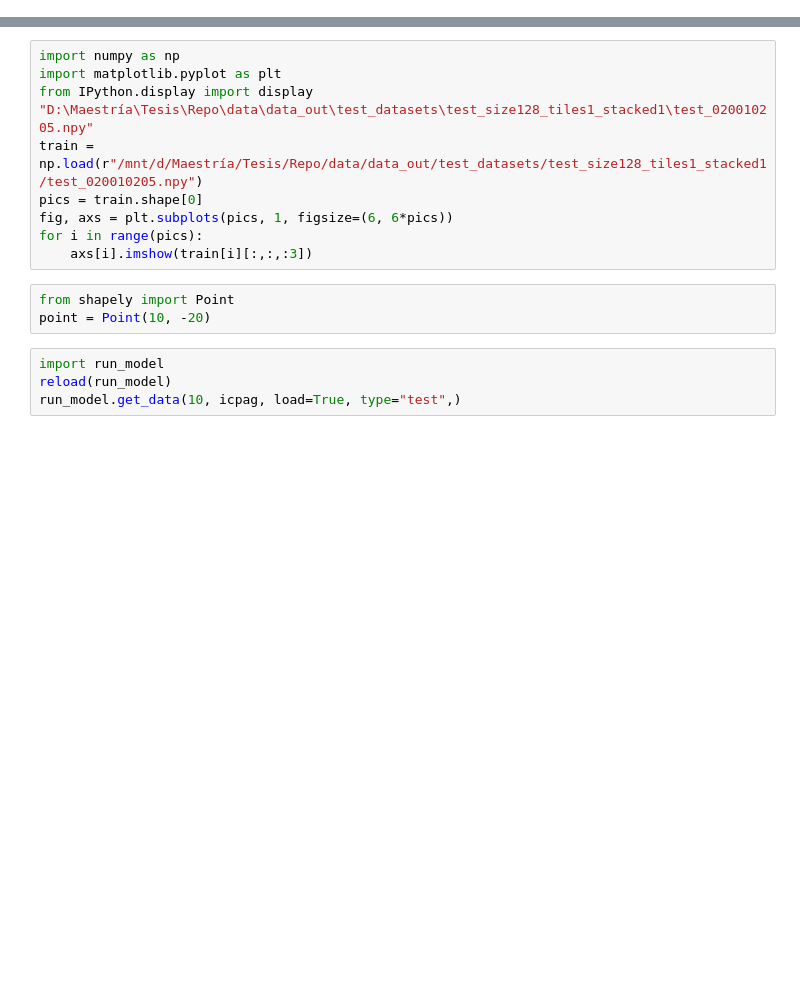
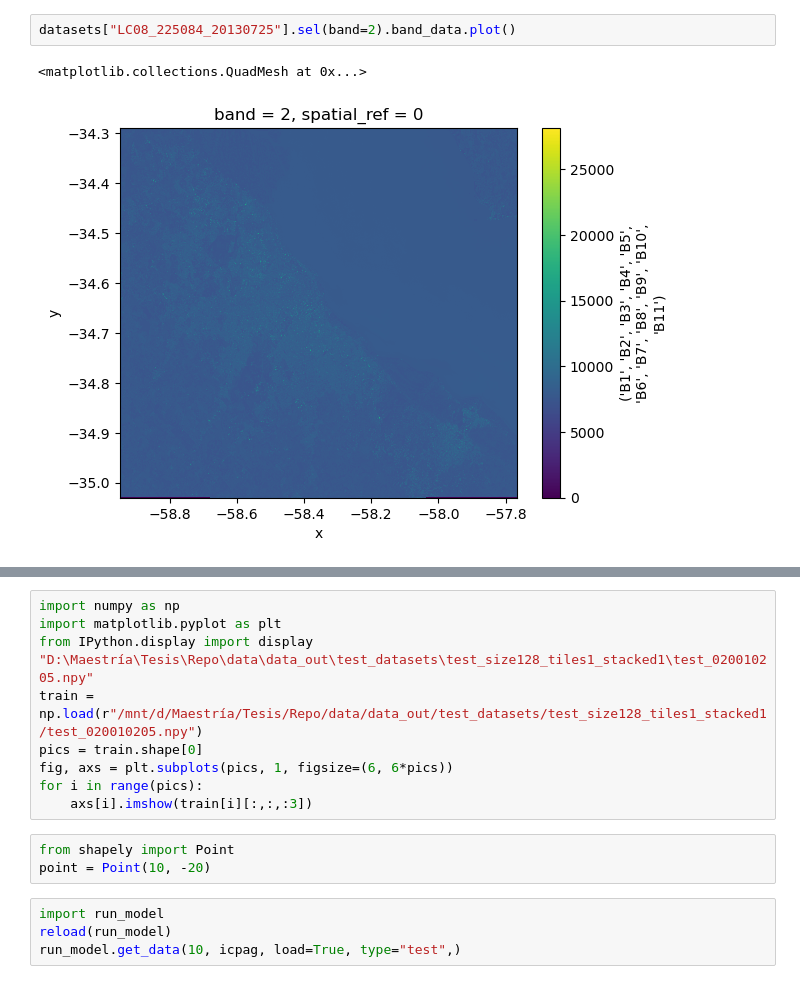
Before and after one commit to Queeno11/Satellite-Imagery-Income-Prediction, a Jupyter notebook: scripts/debug.ipynb, the cells around one changed output, grey strips where cells are left out. Drawn from its saved outputs; the diff is of its cells as text; blank space fills up the shorter version.

```diff
--- a/scripts/debug.ipynb
+++ b/scripts/debug.ipynb
@@ -425,0 +131,5 @@ grid_predictions.plot_example(PARQUE_LELOIR, "mobnet_v3_size128_tiles1_sample1",
+# %%
+datasets["LC08_225084_20130725"].sel(band=2).band_data.plot()
+# %% [output]
+<matplotlib.collections.QuadMesh at 0x...>
+[figure, added]
```
Also changed, not shown: parts of 68 cells of this notebook, 6 other files.
